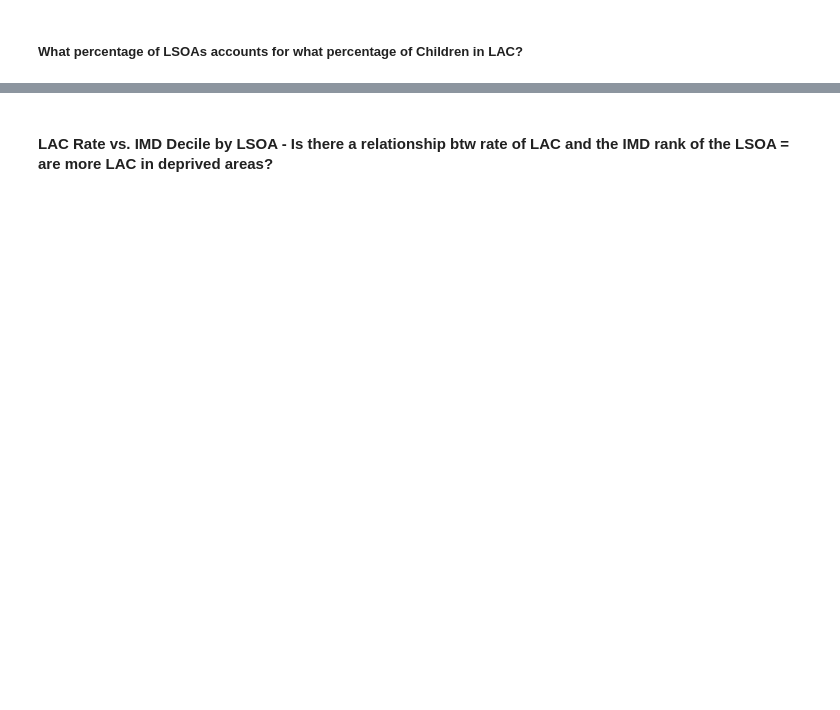
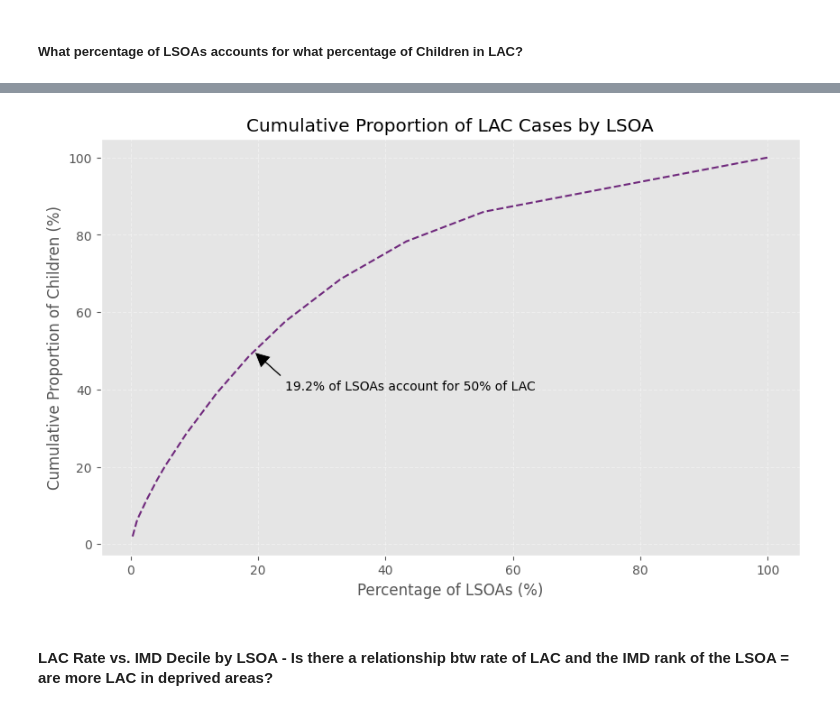
Before and after one commit to ConnectedBradford/CB_2649, a Jupyter notebook: notebooks/lac_lsoa_analysis.ipynb, the cells around one changed output, grey strips where cells are left out. Saved outputs shown, nothing was run; the diff lists cells and outputs as text; code cells hidden in the pictures; blank space fills up the shorter version.

```diff
--- a/notebooks/lac_lsoa_analysis.ipynb
+++ b/notebooks/lac_lsoa_analysis.ipynb
@@ -555,3 +514,53 @@ plt.show()
+# %%
+# Number of children
+total_children = children_per_lsoa['children_count'].sum()
+
+# Sort by children_count (descending):
+children_per_lsoa_sorted = children_per_lsoa.sort_values(by='children_count', ascending=False)
+
+# Calculate the cumulative sum and proportion:
+children_per_lsoa_sorted['cumulative_children'] = children_per_lsoa_sorted['children_count'].cumsum()
+children_per_lsoa_sorted['cumulative_percent'] = (
+    100.0 * children_per_lsoa_sorted['cumulative_children'] / total_children
+
+
+)
+# Number of LSOAs
+num_lsoas = len(children_per_lsoa_sorted)
+x_percent = [(i + 1) / num_lsoas * 100 for i in range(num_lsoas)]
+
+# Find the percentage of LSOAs that account for 50% of children
+lsoas_for_50_percent = len(children_per_lsoa_sorted[children_per_lsoa_sorted['cumulative_percent'] <= 50])
+percent_lsoas_for_50 = (lsoas_for_50_percent / num_lsoas) * 100
+
+# Create an x-axis representing the percentage of LSOAs.
+num_lsoas = len(children_per_lsoa_sorted)
+x_percent = [(i + 1) / num_lsoas * 100 for i in range(num_lsoas)]
+
+# Plot cumulative proportion vs. number of LSOAs:
+plt.figure(figsize=(10, 6))
+plt.plot(
+    x_percent,
+    children_per_lsoa_sorted['cumulative_percent'],
+    linestyle='--',
+    color=color
+)
+
+# Add annotation
+plt.annotate(f'{percent_lsoas_for_50:.1f}% of LSOAs account for 50% of LAC',
+             xy=(percent_lsoas_for_50, 50),
+             xytext=(percent_lsoas_for_50 + 5, 40),
+             arrowprops=dict(facecolor='black', shrink=0.05, width=1.5),
+             fontsize=10)
+
+plt.title('Cumulative Proportion of LAC Cases by LSOA')
+plt.xlabel('Percentage of LSOAs (%)')
+plt.ylabel('Cumulative Proportion of Children (%)')
+plt.grid(True, linestyle='--', alpha=.4)
+plt.savefig("../figs/children_proportion_per_LSOAproportion.png", dpi=300)
+plt.show()
+# %% [output]
+[figure, added]
 # %% [markdown]
 #### LAC Rate vs. IMD Decile by LSOA -  Is there a relationship btw rate of LAC and the IMD rank of the LSOA = are more LAC in deprived areas?
 # %%
```
Also changed, not shown: parts of 18 cells of this notebook, 6 other files.
